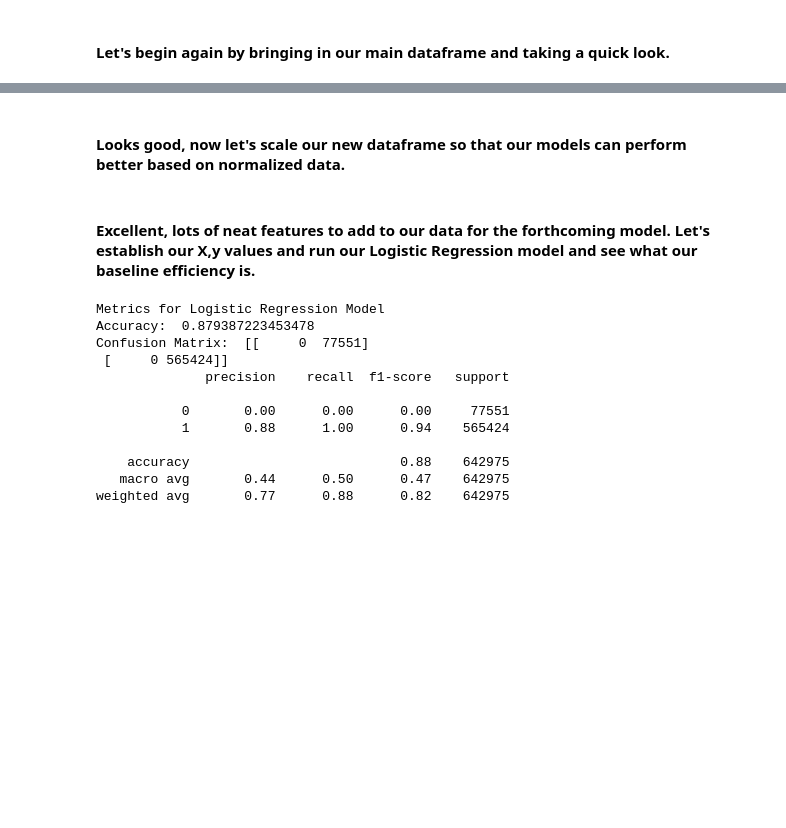
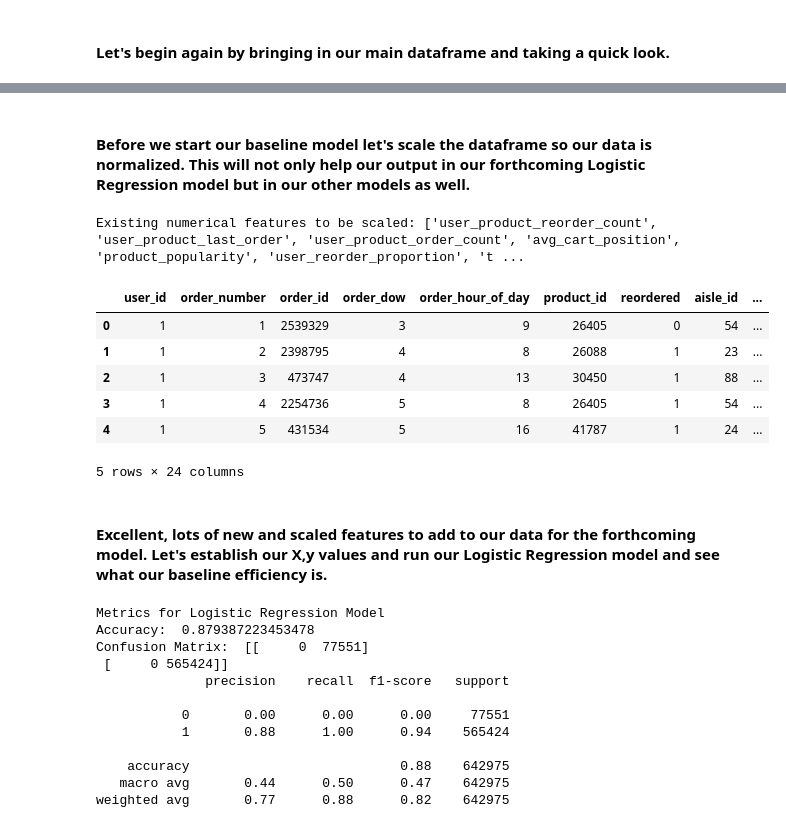
Before and after one commit to Taliwat/Springboard-DS, a Jupyter notebook: Capstone 2 - Instacart Project/preprocessing.ipynb, the cells around one changed output, grey strips where cells are left out. Drawn from its saved outputs; the diff is of its cells as text; code cells hidden in the pictures; blank space fills up the shorter version.

```diff
--- a/Capstone 2 - Instacart Project/preprocessing.ipynb
+++ b/Capstone 2 - Instacart Project/preprocessing.ipynb
@@ -31,5 +36,42 @@ df_mod.head(5)
-# %% [markdown]
-#### Looks good, now let's scale our new dataframe so that our models can perform better based on normalized data.
+# %% [markdown]
+#### Before we start our baseline model let's scale the dataframe so our data is normalized.  This will not only help our output in our forthcoming Logistic Regression model but in our other models as well.
+# %%
+num_features = [
+    'user_product_reorder_count',
+    'user_product_last_order',
+    'user_product_order_count',
+    'avg_cart_position',
+    'product_popularity',
+    'user_reorder_proportion',
+    'total_user_unique_products',
+    'total_orders',
+    'days_since_prior_order',
+    'add_to_cart_order',
+    'avg_days_between_orders',
+    'std_days_between_orders'
+]
+
+existing_num_features = [feature for feature in num_features if feature in df_mod.columns]
+print(f"Existing numerical features to be scaled: {existing_num_features}")
+
+df_numerical = df_mod[existing_num_features]
+
+scaler = StandardScaler()
+
+df_num_scaled = scaler.fit_transform(df_numerical)
+df_num_scaled = pd.DataFrame(df_num_scaled, columns = existing_num_features)
+
+df_scaled = pd.concat([df_mod.drop(columns = existing_num_features), df_num_scaled], axis = 1)
+df_scaled.head()
+# %% [output]
+Existing numerical features to be scaled: ['user_product_reorder_count', 'user_product_last_order', 'user_product_order_count', 'avg_cart_position', 'product_popularity', 'user_reorder_proportion', 't ...
+|  | user_id | order_number | order_id | order_dow | order_hour_of_day | product_id | reordered | aisle_id | ... |
+| 0 | 1 | 1 | 2539329 | 3 | 9 | 26405 | 0 | 54 | ... |
+| 1 | 1 | 2 | 2398795 | 4 | 8 | 26088 | 1 | 23 | ... |
+| 2 | 1 | 3 | 473747 | 4 | 13 | 30450 | 1 | 88 | ... |
+| 3 | 1 | 4 | 2254736 | 5 | 8 | 26405 | 1 | 54 | ... |
+| 4 | 1 | 5 | 431534 | 5 | 16 | 41787 | 1 | 24 | ... |
+5 rows × 24 columns
 # %% [markdown]
-#### Excellent, lots of neat features to add to our data for the forthcoming model.  Let's establish our X,y values and run our Logistic Regression model and see what our baseline efficiency is.
+#### Excellent, lots of new and scaled features to add to our data for the forthcoming model.  Let's establish our X,y values and run our Logistic Regression model and see what our baseline efficiency is.
 # %%
```
Also changed, not shown: parts of 11 cells of this notebook, 4 other files.
